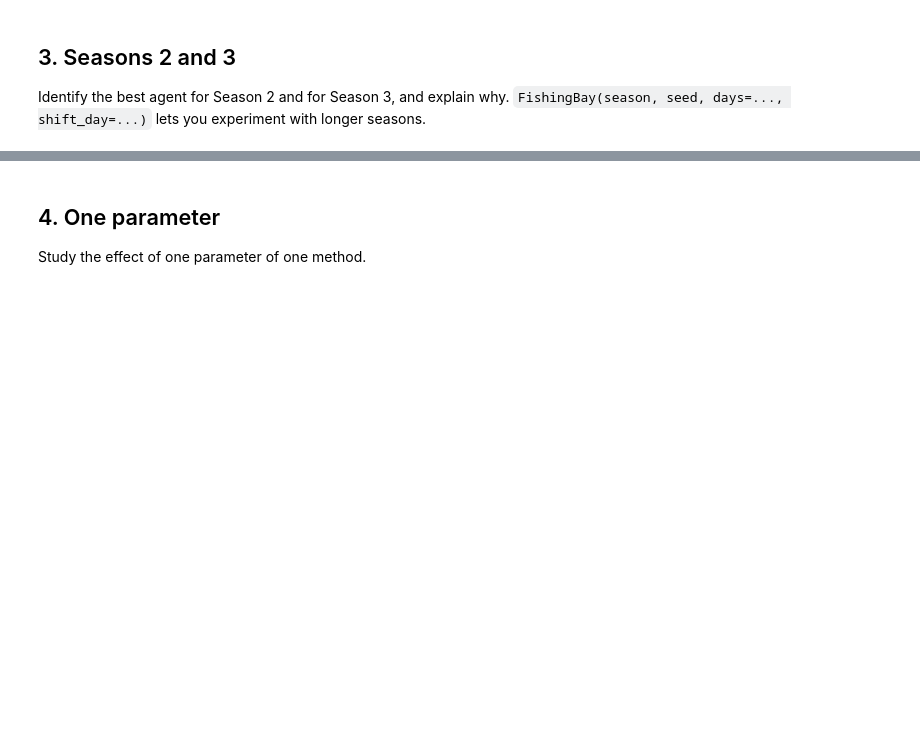
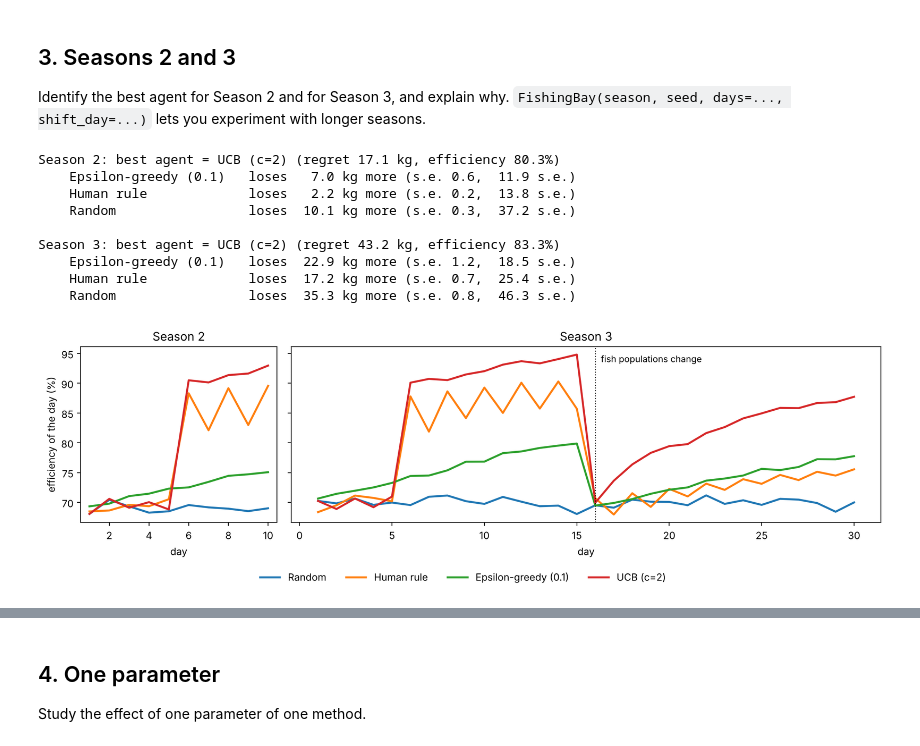
Before and after one commit to Kaisaantonsen/MALIS, a Jupyter notebook: Project1/experiment.ipynb, the cells around one changed output, grey strips where cells are left out. Cells and saved outputs as stored; diff of their text form; code cells hidden in the pictures; blank space fills up the shorter version.

```diff
--- a/Project1/experiment.ipynb
+++ b/Project1/experiment.ipynb
@@ -237,4 +234,59 @@ Cumulative pseudo-regret (kg): lower is better
 Identify the best agent for Season 2 and for Season 3, and explain why.
 `FishingBay(season, seed, days=..., shift_day=...)` lets you experiment with longer seasons.
 # %%
-# Your code here
+# Task 5, Part 3: best agent for Seasons 2 and 3.
+# All agents played the same bays (Part 1), so we compare them bay by bay:
+# for every other agent, the mean difference of regret with the best agent and its standard error.
+for season in (2, 3):
+    table = results[results.season == season].pivot(index="bay_seed", columns="agent", values="regret")
+    best = table.mean().idxmin()
+    print(f"Season {season}: best agent = {best} "
+          f"(regret {table[best].mean():.1f} kg, efficiency "
+          f"{results[(results.season == season) & (results.agent == best)].efficiency.mean():.1f}%)")
+    for name in table.columns.drop(best):
+        diff = table[name] - table[best]
+        se = diff.std(ddof=1) / np.sqrt(len(diff))
+        print(f"    {name:22s} loses {diff.mean():5.1f} kg more (s.e. {se:.1f}, {diff.mean() / se:5.1f} s.e.)")
+    print()
+
+
+def daily_efficiency(bay):
+    """For each day: true mean of the chosen spot / best true mean that day (in %)."""
+    info = bay.reveal()
+    out = []
+    for day, (spot, catch) in enumerate(bay.history, start=1):
+        means = info["means"]
+        if "means_after_change" in info and day >= info["change_day"]:
+            means = info["means_after_change"]
+        out.append(100 * means[spot] / max(means))
+    return out
+
+
+# Day-by-day quality of the choices, on the same bays and agent seeds as in Part 1
+fig, axes = plt.subplots(1, 2, figsize=(12, 3.8), sharey=True, gridspec_kw={"width_ratios": [1, 3]})
+for ax, season in zip(axes, (2, 3)):
+    for name, make_agent in AGENT_FACTORIES.items():
+        days = []
+        for bay_seed in range(N_BAYS):
+            bay = FishingBay(season=season, seed=bay_seed)
+            play(make_agent(seed=1_000_000 + bay_seed), bay)
+            days.append(daily_efficiency(bay))
+        ax.plot(range(1, bay.days + 1), np.mean(days, axis=0), lw=2, label=name)
+    ax.set_title(f"Season {season}"); ax.set_xlabel("day")
+axes[0].set_ylabel("efficiency of the day (%)")
+axes[1].axvline(16, color="black", lw=1, ls=":")
+axes[1].text(16.3, 95, "fish populations change", fontsize=9, va="top")
+fig.legend(*axes[1].get_legend_handles_labels(), frameon=False, ncol=4, loc="lower center")
+fig.tight_layout(rect=(0, 0.08, 1, 1))
+plt.show()
+# %% [output]
+Season 2: best agent = UCB (c=2) (regret 17.1 kg, efficiency 80.3%)
+    Epsilon-greedy (0.1)   loses   7.0 kg more (s.e. 0.6,  11.9 s.e.)
+    Human rule             loses   2.2 kg more (s.e. 0.2,  13.8 s.e.)
+    Random                 loses  10.1 kg more (s.e. 0.3,  37.2 s.e.)
+
+Season 3: best agent = UCB (c=2) (regret 43.2 kg, efficiency 83.3%)
+    Epsilon-greedy (0.1)   loses  22.9 kg more (s.e. 1.2,  18.5 s.e.)
+    Human rule             loses  17.2 kg more (s.e. 0.7,  25.4 s.e.)
+    Random                 loses  35.3 kg more (s.e. 0.8,  46.3 s.e.)
+[figure, added]
```
Also changed, not shown: parts of 17 cells of this notebook, 1 other file.
